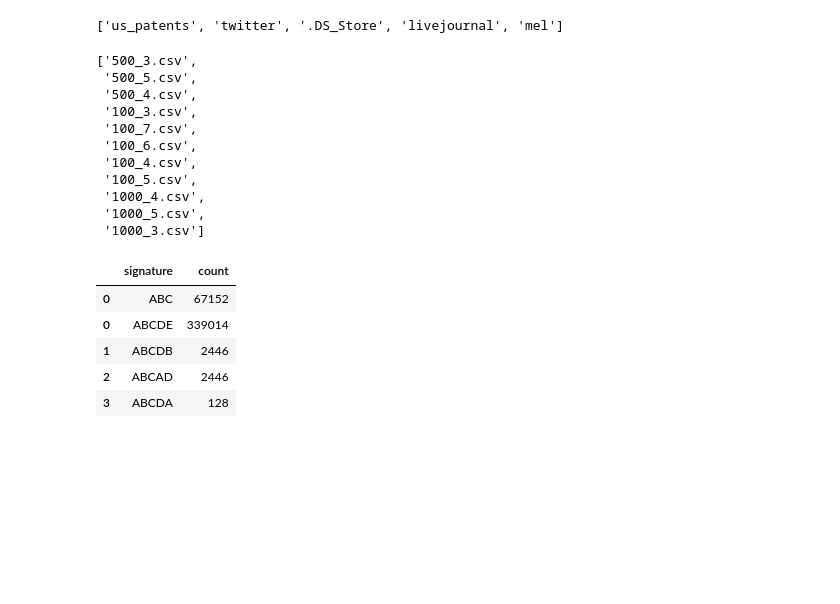
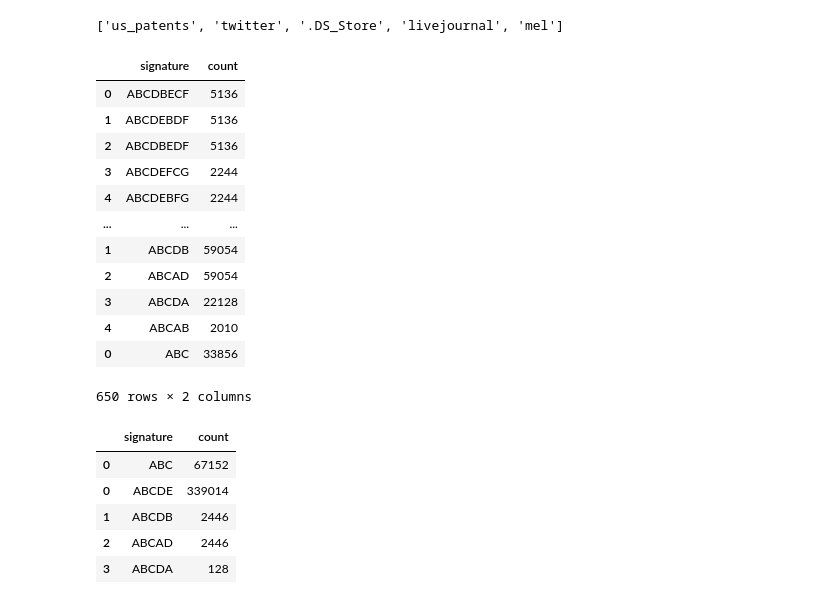
Before and after one commit to mohammadzainabbas/neo4j-pregel, a Jupyter notebook: results/result.ipynb, the cells around one changed output. Drawn from its saved outputs; the diff is of its cells as text; code cells hidden in the pictures; blank space fills up the shorter version.

```diff
--- a/results/result.ipynb
+++ b/results/result.ipynb
@@ -14,25 +14,33 @@ import os
 os.listdir('./data')
 # %% [output]
 ['us_patents', 'twitter', '.DS_Store', 'livejournal', 'mel']
-# %%
-
-# get all csv files in the folder
-files = os.listdir('./data/livejournal/')
-csv_files = [f for f in files if f[-3:] == 'csv']
-# %%
-csv_files
-# %% [output]
-['500_3.csv',
- '500_5.csv',
- '500_4.csv',
- '100_3.csv',
- '100_7.csv',
- '100_6.csv',
- '100_4.csv',
- '100_5.csv',
- '1000_4.csv',
- '1000_5.csv',
- '1000_3.csv']
+# %%
+data_dir = ['us_patents', 'twitter', 'livejournal', 'mel']
+df = dict()
+for d in data_dir:
+    files = os.listdir('./data/' + d + '/')
+    csv_files = [f for f in files if f[-3:] == 'csv']
+
+    df[d] = pd.DataFrame()
+
+    for f in csv_files:
+        df[d] = df[d].append(pd.read_csv('data/' + d '/' + f))
+# %%
+df['mel']
+# %% [output]
+|  | signature | count |
+| 0 | ABCDBECF | 5136 |
+| 1 | ABCDEBDF | 5136 |
+| 2 | ABCDBEDF | 5136 |
+| 3 | ABCDEFCG | 2244 |
+| 4 | ABCDEBFG | 2244 |
+| ... | ... | ... |
+| 1 | ABCDB | 59054 |
+| 2 | ABCAD | 59054 |
+| 3 | ABCDA | 22128 |
+| 4 | ABCAB | 2010 |
+| 0 | ABC | 33856 |
+650 rows × 2 columns
 # %%
 
 # read all csv files and merge them into one dataframe
```
